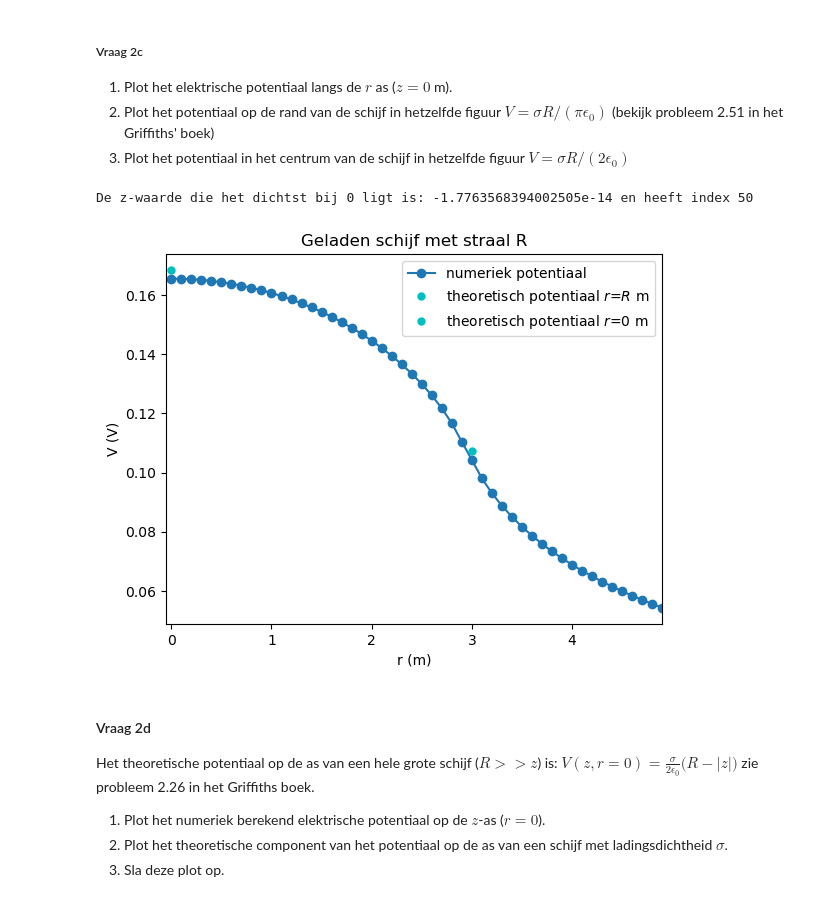
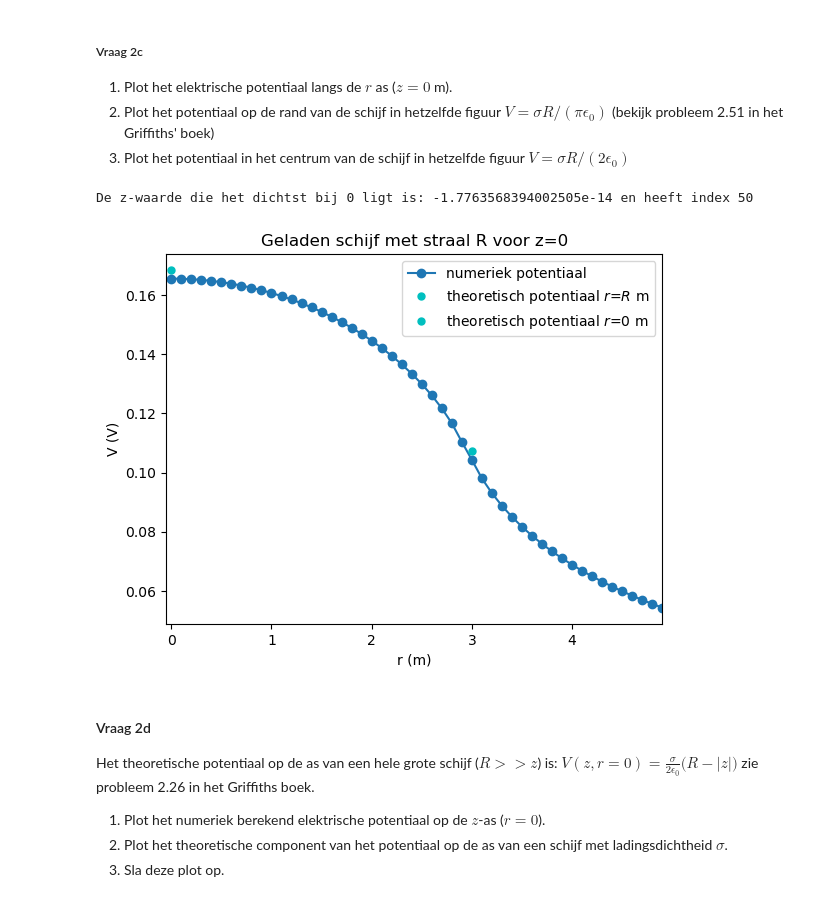
Before and after one commit to AnnetMoeleker/opdrachten-DEF-D, a Jupyter notebook: DigitaleOntwerpopdrachten/1CondensatorOpdracht/CondensatorOntwerpopdracht.ipynb, the cells around one changed output. Cells and saved outputs as stored; diff of their text form; code cells hidden in the pictures.

```diff
--- a/DigitaleOntwerpopdrachten/1CondensatorOpdracht/CondensatorOntwerpopdracht.ipynb
+++ b/DigitaleOntwerpopdrachten/1CondensatorOpdracht/CondensatorOntwerpopdracht.ipynb
@@ -237,35 +237,35 @@ De ladingsdichtheid van de schijf is 9.9e-13 C/m^2
 # %%
 # Vul deze code aan zodat deze vraag 2.3 beantwoord.
 #waarde voor z=0 bepalen uit z-array
 afstand=np.abs(z) #absolute afstand tot z=0
 idx_z_zero = np.argmin(afstand) #geeft de index van de z-waarde die het dichtst bij z=0 ligt
 print('De z-waarde die het dichtst bij 0 ligt is:', z[idx_z_zero], 'en heeft index', idx_z_zero)
 
 #opdracht 1
 V_z0 = V[idx_z_zero, :] #array voor elektrisch potentiaal op z=0 voor verschillende r
 
 #opdracht 2
 V_R = (sigma*disk_radius)/(np.pi*epsilon0) # potentiaal op de straal van de schijf
 r_R = disk_radius  # straal van de schijf
 
 #opdracht 3
 V_0 = (sigma*disk_radius)/(2*epsilon0) # potentiaal op r = 0
 
 #grafiek
 plt.figure()
-plt.title(f"Geladen schijf met straal R")
+plt.title(f"Geladen schijf met straal R voor z=0")
 plt.xlabel("r (m)")
 plt.ylabel("V (V)")
 plt.xlim(-0.05,max(r))
 plt.ylim(0.9*min(V_z0),1.05*max(V_z0))
 plt.plot(r, V_z0, "o-", label="numeriek potentiaal")                                #opdracht 1
 plt.plot(r_R, V_R, "c.", markersize=10, label="theoretisch potentiaal $r$=$R$ m")   #opdracht 2
 plt.plot(0, V_0, "c.", markersize=10, label="theoretisch potentiaal $r$=0 m")       #opdracht 3
 plt.legend()
 plt.show()
 # %% [output]
 De z-waarde die het dichtst bij 0 ligt is: -1.7763568394002505e-14 en heeft index 50
-[figure, old version]
+[figure, new version]
 # %% [markdown]
 #### Vraag 2d
 
```
Also changed, not shown: parts of 5 cells of this notebook, 6 other files.
